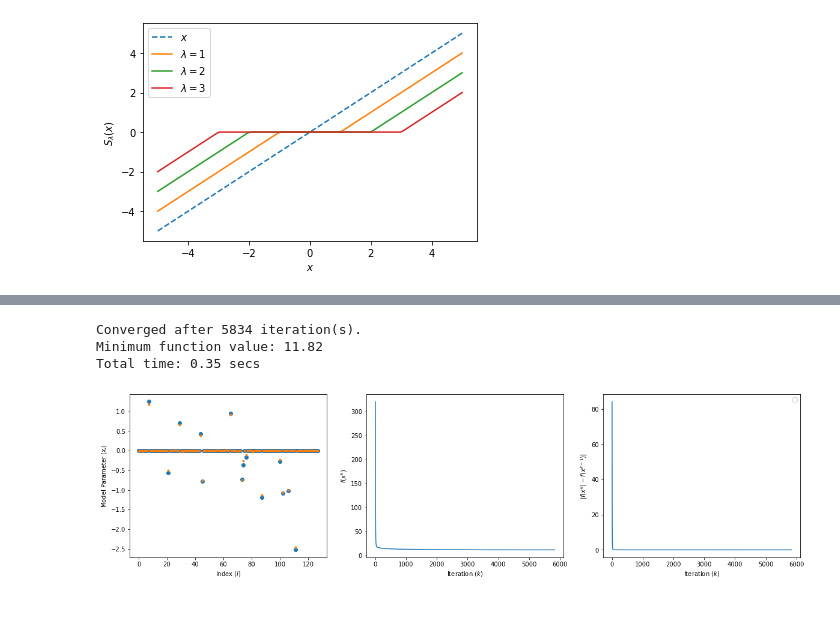
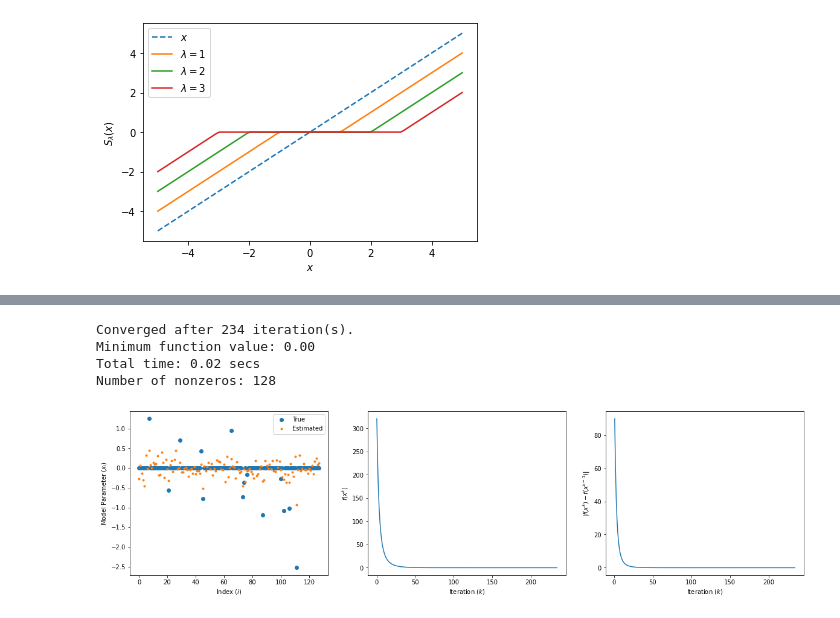
Before and after one commit to UW-AMO/neurohackademy, a Jupyter notebook: notebooks/Part2-LinearRegression.ipynb, the cells around one changed output, grey strips where cells are left out. Cells and saved outputs as stored; diff of their text form; code cells hidden in the pictures.

```diff
--- a/notebooks/Part2-LinearRegression.ipynb
+++ b/notebooks/Part2-LinearRegression.ipynb
@@ -130,17 +149,8 @@ plt.legend(['$x$', '$\lambda = 1$', '$\lambda = 2$', '$\lambda = 3$']);
 # %%
-# Show that unregularized linear least-squares doesn't do a good job for a sparse problem
-
-# Problem setup
+m = 50; n = 128; k = 14
 np.random.seed(0)
-m = 50
-n = 128
-k = 14
 A = np.random.randn(m,n)
 p = np.random.permutation(n)[:k]
 x_true = np.zeros(n)
 x_true[p] = np.random.randn(k)
 y = A.dot(x_true)
-
-# Gradient descent
-results = utils.prox_descent(A, y, lam=0)
-utils.plot_pgd(x_true, results)
@@ -152,9 +157,11 @@ Total time: 0.02 secs
 # %%
-lam = 1 # modify this variable
+lam = 0 # modify this variable
 results = utils.prox_descent(A, y, lam=lam, max_iter=10000)
+print(f'Number of nonzeros: {np.count_nonzero(results[0])}')
 utils.plot_pgd(x_true, results)
 # %% [output]
-Converged after 5834 iteration(s).
-Minimum function value: 11.82
-Total time: 0.35 secs
+Converged after 234 iteration(s).
+Minimum function value: 0.00
+Total time: 0.02 secs
+Number of nonzeros: 128
-[figure, old version]
+[figure, new version]
```
Also changed, not shown: parts of 20 cells of this notebook, 1 other file.
